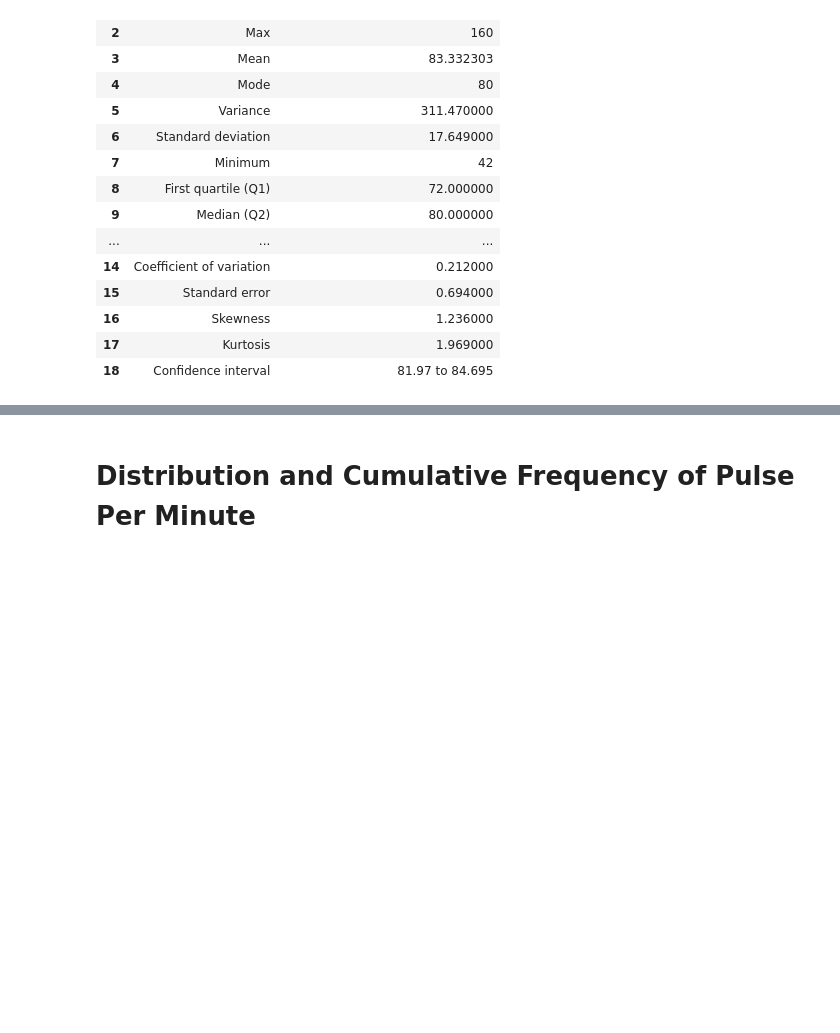
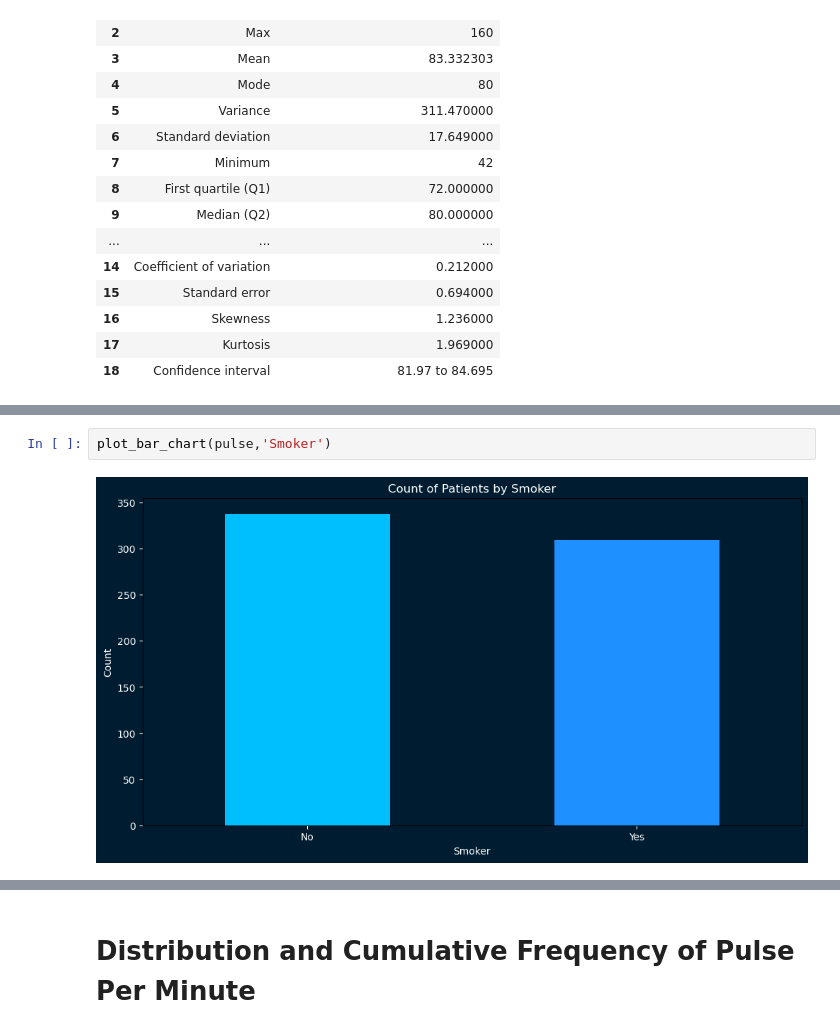
Before and after one commit to dataqueenai/Data-Visualization, a Jupyter notebook: DataVisualization.ipynb, the cells around one changed output, grey strips where cells are left out. Saved outputs shown, nothing was run; the diff lists cells and outputs as text; blank space fills up the shorter version.

```diff
--- a/DataVisualization.ipynb
+++ b/DataVisualization.ipynb
@@ -183,0 +205,4 @@ descriptive_statistics(pulse,'Pulse')
+# %%
+plot_bar_chart(pulse,'Smoker')
+# %% [output]
+[figure, added]
```
Also changed, not shown: parts of 6 cells of this notebook.
